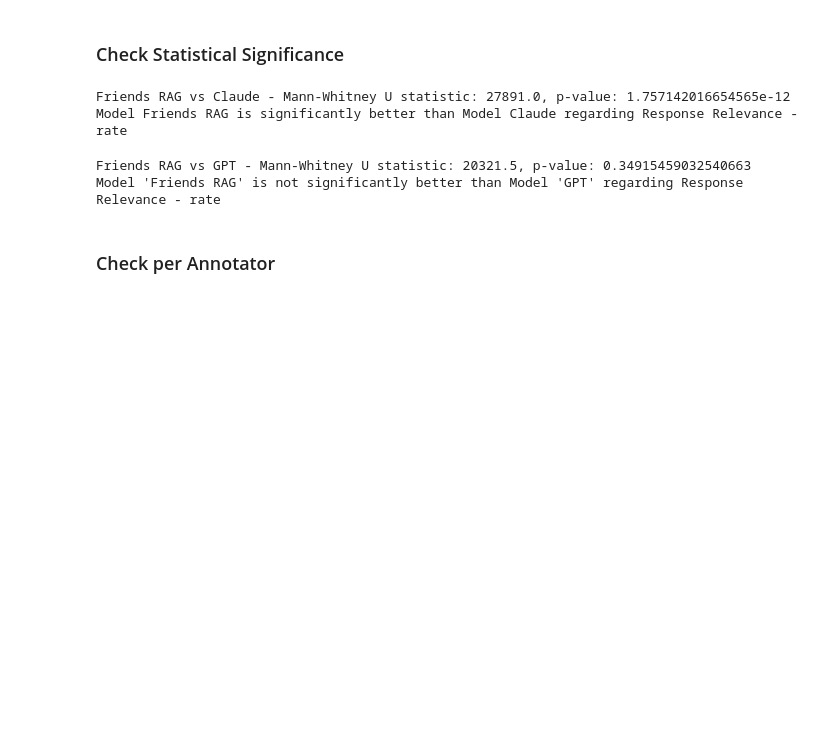
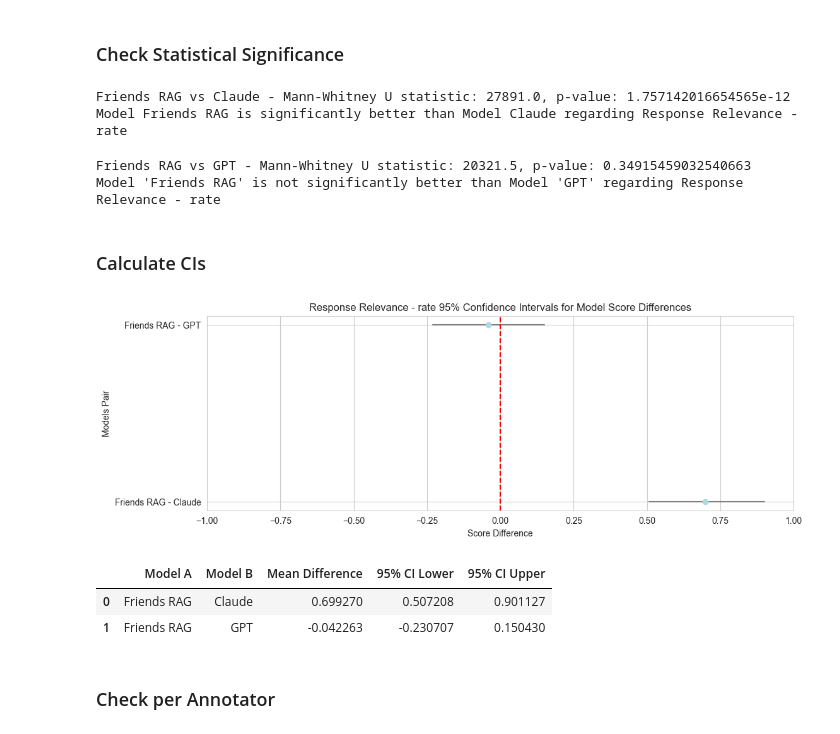
Before and after one commit to cohen-or-github/lab_final_project, a Jupyter notebook: evaluation.ipynb, the cells around one changed output. Saved outputs shown, nothing was run; the diff lists cells and outputs as text; code cells hidden in the pictures; blank space fills up the shorter version.

```diff
--- a/evaluation.ipynb
+++ b/evaluation.ipynb
@@ -251,6 +337,16 @@ p_val = compare_models(df, 'Friends RAG', 'GPT', rate_column='Response Relevance
 # %% [output]
 Friends RAG vs GPT - Mann-Whitney U statistic: 20321.5, p-value: 0.34915459032540663
 Model 'Friends RAG' is not significantly better than Model 'GPT' regarding Response Relevance - rate
+# %% [markdown]
+### Calculate CIs
+# %%
+ci_df = compare_model_differences(data=df, score_column='Response Relevance - rate')
+ci_df
+# %% [output]
+[figure, added]
+|  | Model A | Model B | Mean Difference | 95% CI Lower | 95% CI Upper |
+| 0 | Friends RAG | Claude | 0.699270 | 0.507208 | 0.901127 |
+| 1 | Friends RAG | GPT | -0.042263 | -0.230707 | 0.150430 |
 # %% [markdown]
 ### Check per Annotator
 # %%
```
Also changed, not shown: parts of 24 cells of this notebook, 1 other file.
